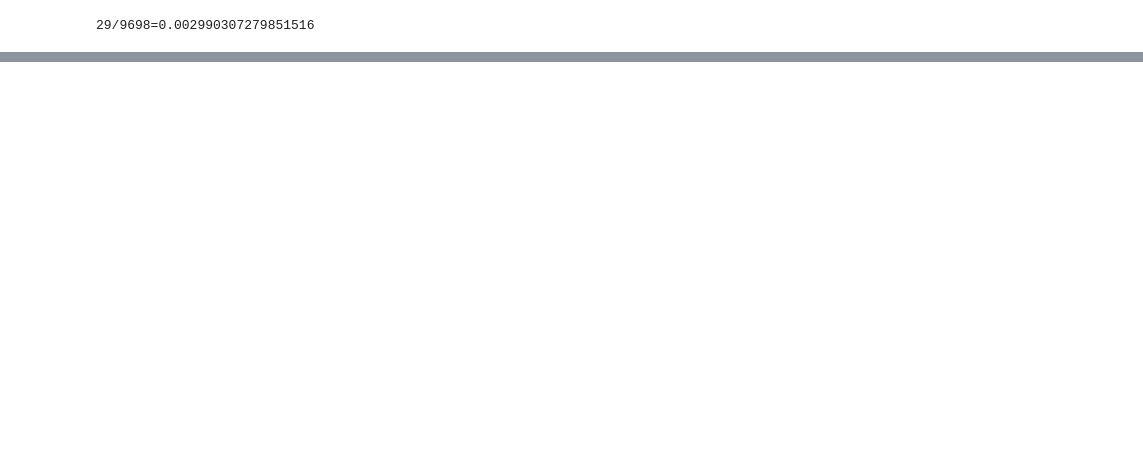
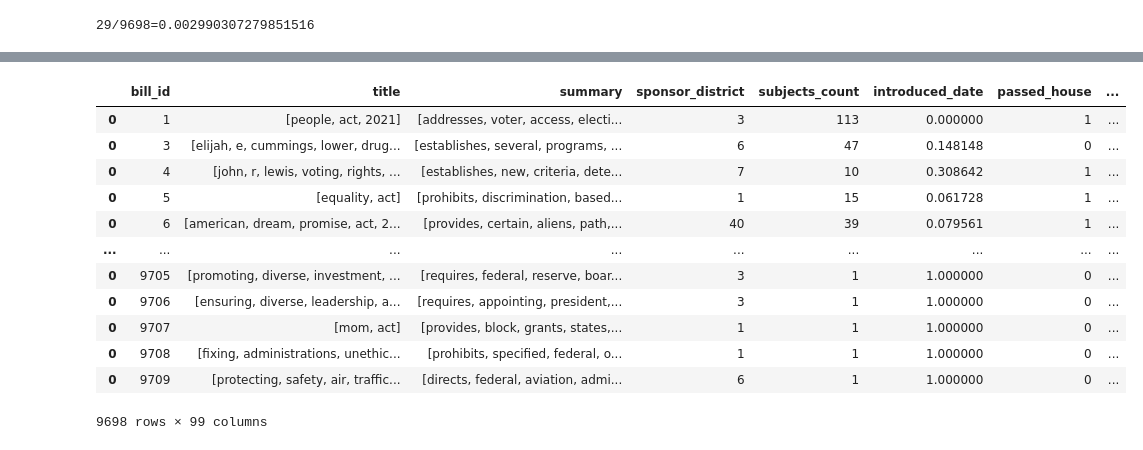
Before and after one commit to 7673502/BillSuccessPredictor, a Jupyter notebook: preliminary.ipynb, the cells around one changed output, grey strips where cells are left out. Cells and saved outputs as stored; diff of their text form; code cells hidden in the pictures; blank space fills up the shorter version.

```diff
--- a/preliminary.ipynb
+++ b/preliminary.ipynb
@@ -340,0 +396,7 @@ print(f"{count}/{total}={count/total}")
+# %%
+# start and end dates of 117th congress
+congress_start_date = dataset_encoded["introduced_date"].min()
+congress_end_date = dataset_encoded["introduced_date"].max()
+
+print(f"Congress Start Date: {congress_start_date}")
+print(f"Congress Start Date: {congress_end_date}")
@@ -340,0 +406,27 @@ print(f"{count}/{total}={count/total}")
+# %%
+
+# Calculate the total number of days in the congressional session
+total_days = (congress_end_date - congress_start_date).days
+
+# function to normalize the dates between 0 and 1 where 0 is the start of congress and 1 is the end date
+def normalize_date(date, start_date, total_days):
+    return (date - start_date).days / total_days
+
+# Apply the normalization function
+dataset_encoded['introduced_date'] = dataset_encoded['introduced_date'].apply(normalize_date, args=(congress_start_date, total_days))
+
+dataset_encoded
+# %% [output]
+|  | bill_id | title | summary | sponsor_district | subjects_count | introduced_date | passed_house | ... |
+| 0 | 1 | [people, act, 2021] | [addresses, voter, access, electi... | 3 | 113 | 0.000000 | 1 | ... |
+| 0 | 3 | [elijah, e, cummings, lower, drug... | [establishes, several, programs, ... | 6 | 47 | 0.148148 | 0 | ... |
+| 0 | 4 | [john, r, lewis, voting, rights, ... | [establishes, new, criteria, dete... | 7 | 10 | 0.308642 | 1 | ... |
+| 0 | 5 | [equality, act] | [prohibits, discrimination, based... | 1 | 15 | 0.061728 | 1 | ... |
+| 0 | 6 | [american, dream, promise, act, 2... | [provides, certain, aliens, path,... | 40 | 39 | 0.079561 | 1 | ... |
+| ... | ... | ... | ... | ... | ... | ... | ... | ... |
+| 0 | 9705 | [promoting, diverse, investment, ... | [requires, federal, reserve, boar... | 3 | 1 | 1.000000 | 0 | ... |
+| 0 | 9706 | [ensuring, diverse, leadership, a... | [requires, appointing, president,... | 3 | 1 | 1.000000 | 0 | ... |
+| 0 | 9707 | [mom, act] | [provides, block, grants, states,... | 1 | 1 | 1.000000 | 0 | ... |
+| 0 | 9708 | [fixing, administrations, unethic... | [prohibits, specified, federal, o... | 1 | 1 | 1.000000 | 0 | ... |
+| 0 | 9709 | [protecting, safety, air, traffic... | [directs, federal, aviation, admi... | 6 | 1 | 1.000000 | 0 | ... |
+9698 rows × 99 columns
```
Also changed, not shown: parts of 10 cells of this notebook, 3 other files.
